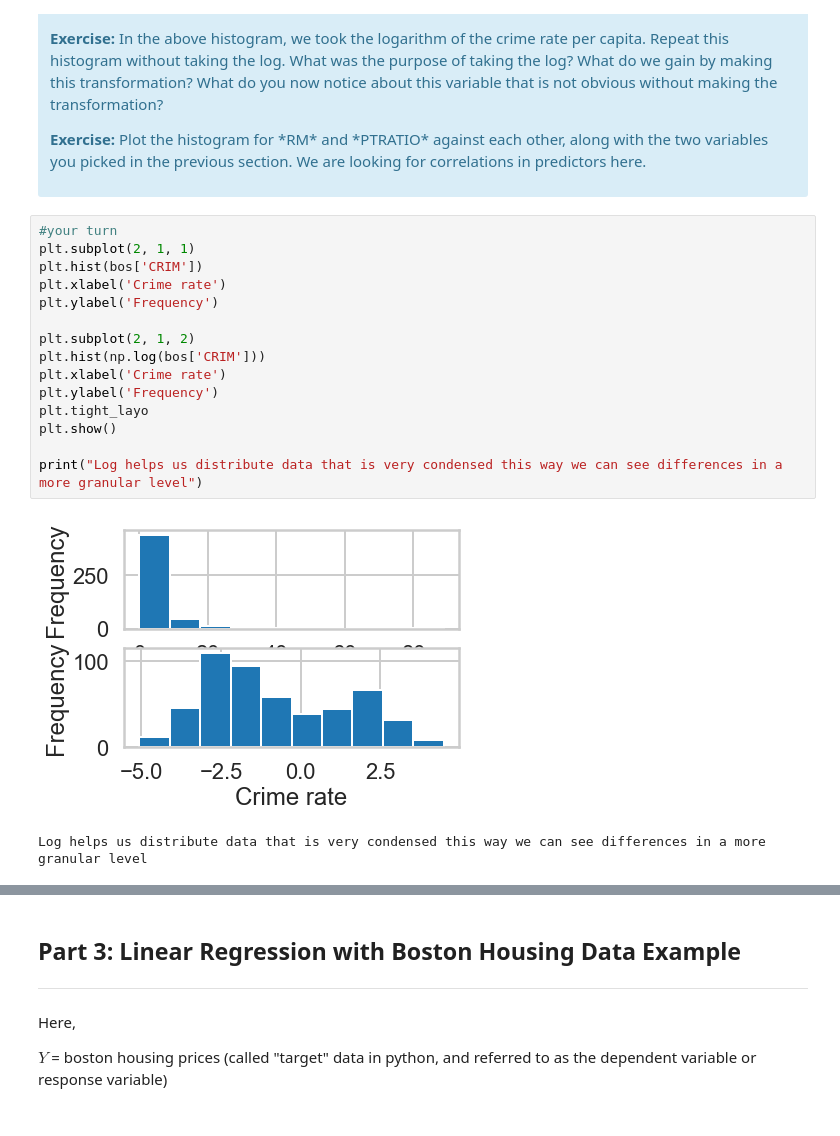
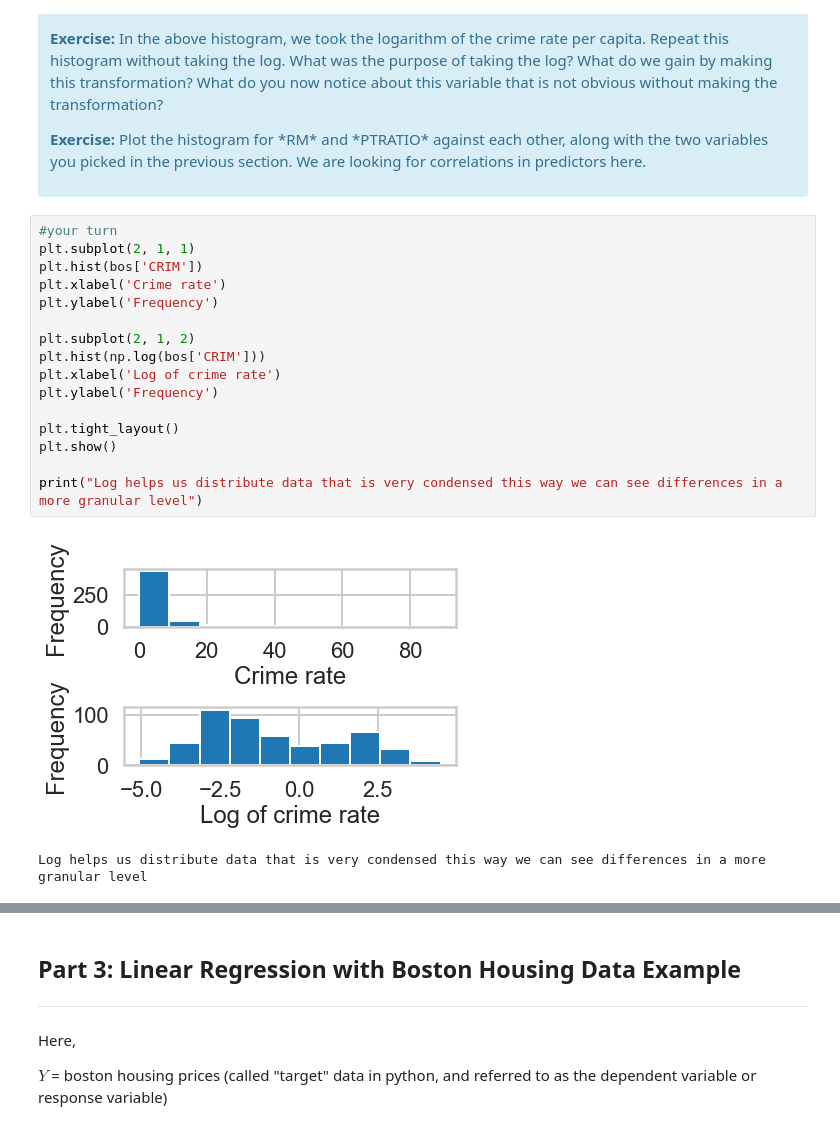
Before and after one commit to CJL89/Linear-Regression, a Jupyter notebook: Mini_Project_Linear_Regression.ipynb, the cells around one changed output, grey strips where cells are left out. Drawn from its saved outputs; the diff is of its cells as text.

```diff
--- a/Mini_Project_Linear_Regression.ipynb
+++ b/Mini_Project_Linear_Regression.ipynb
@@ -354,20 +354,21 @@ plt.show()
 # %%
 #your turn
 plt.subplot(2, 1, 1)
 plt.hist(bos['CRIM'])
 plt.xlabel('Crime rate')
 plt.ylabel('Frequency')
 
 plt.subplot(2, 1, 2)
 plt.hist(np.log(bos['CRIM']))
-plt.xlabel('Crime rate')
+plt.xlabel('Log of crime rate')
 plt.ylabel('Frequency')
-plt.tight_layo
+
+plt.tight_layout()
 plt.show()
 
 print("Log helps us distribute data that is very condensed this way we can see differences in a more granular level")
 # %% [output]
-[figure, old version]
+[figure, new version]
 Log helps us distribute data that is very condensed this way we can see differences in a more granular level
 # %%
 # PT
```
Also changed, not shown: parts of 25 cells of this notebook.
